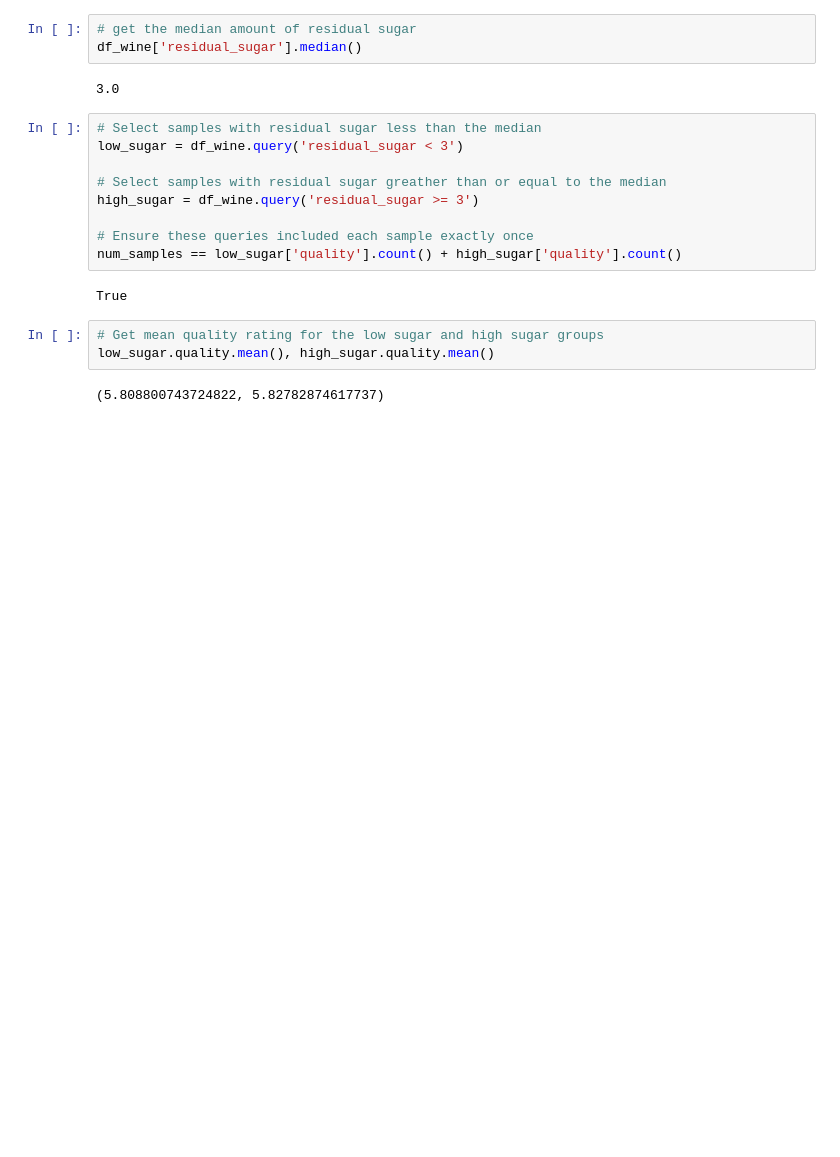
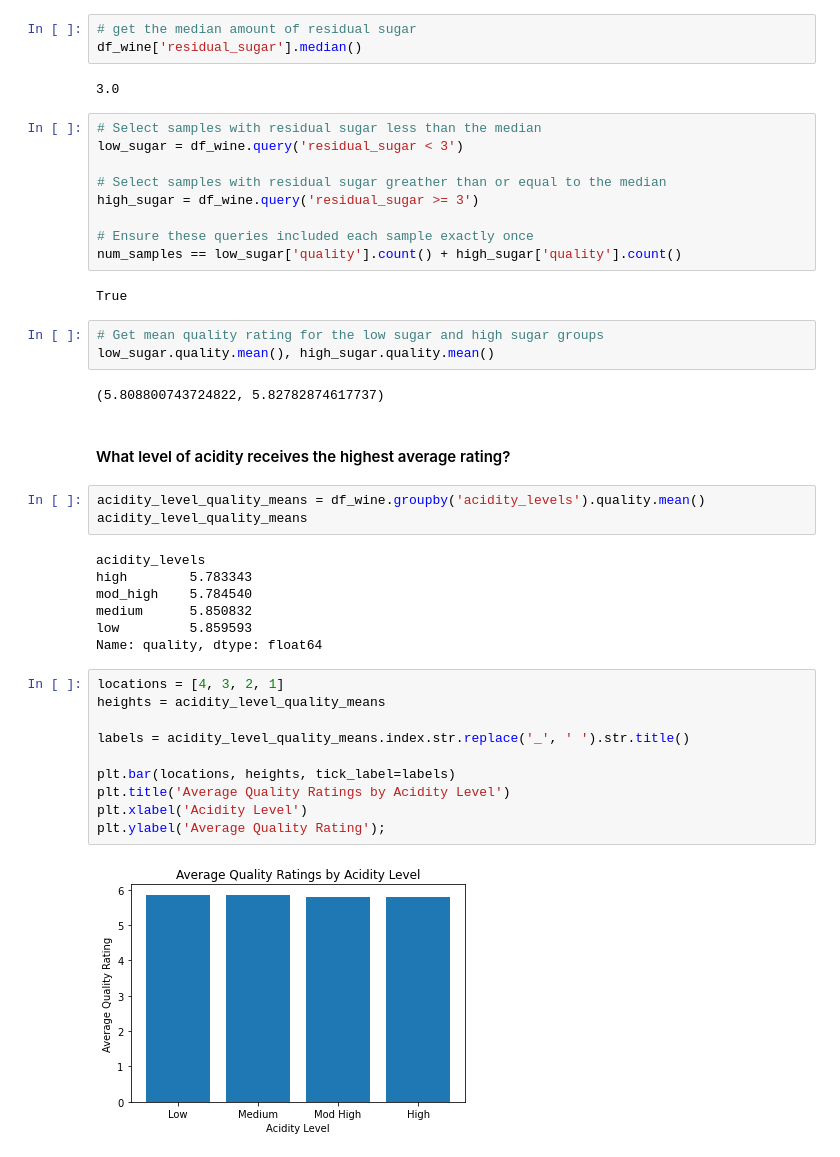
Before and after one commit to viniciuscavalcante1/udacity-data-analyst-nanodegree, a Jupyter notebook: 02-introduction-to-data-analysis/03-the-data-analysis-process-case-study-1/notebook.ipynb, the cells around one changed output. Cells and saved outputs as stored; diff of their text form; blank space fills up the shorter version.

```diff
--- a/02-introduction-to-data-analysis/03-the-data-analysis-process-case-study-1/notebook.ipynb
+++ b/02-introduction-to-data-analysis/03-the-data-analysis-process-case-study-1/notebook.ipynb
@@ -339,3 +352,27 @@ True
 low_sugar.quality.mean(), high_sugar.quality.mean()
 # %% [output]
 (5.808800743724822, 5.82782874617737)
+# %% [markdown]
+#### What level of acidity receives the highest average rating?
+# %%
+acidity_level_quality_means = df_wine.groupby('acidity_levels').quality.mean()
+acidity_level_quality_means
+# %% [output]
+acidity_levels
+high        5.783343
+mod_high    5.784540
+medium      5.850832
+low         5.859593
+Name: quality, dtype: float64
+# %%
+locations = [4, 3, 2, 1]
+heights = acidity_level_quality_means
+
+labels = acidity_level_quality_means.index.str.replace('_', ' ').str.title()
+
+plt.bar(locations, heights, tick_label=labels)
+plt.title('Average Quality Ratings by Acidity Level')
+plt.xlabel('Acidity Level')
+plt.ylabel('Average Quality Rating');
+# %% [output]
+[figure, added]
```
Also changed, not shown: parts of 6 cells of this notebook.
